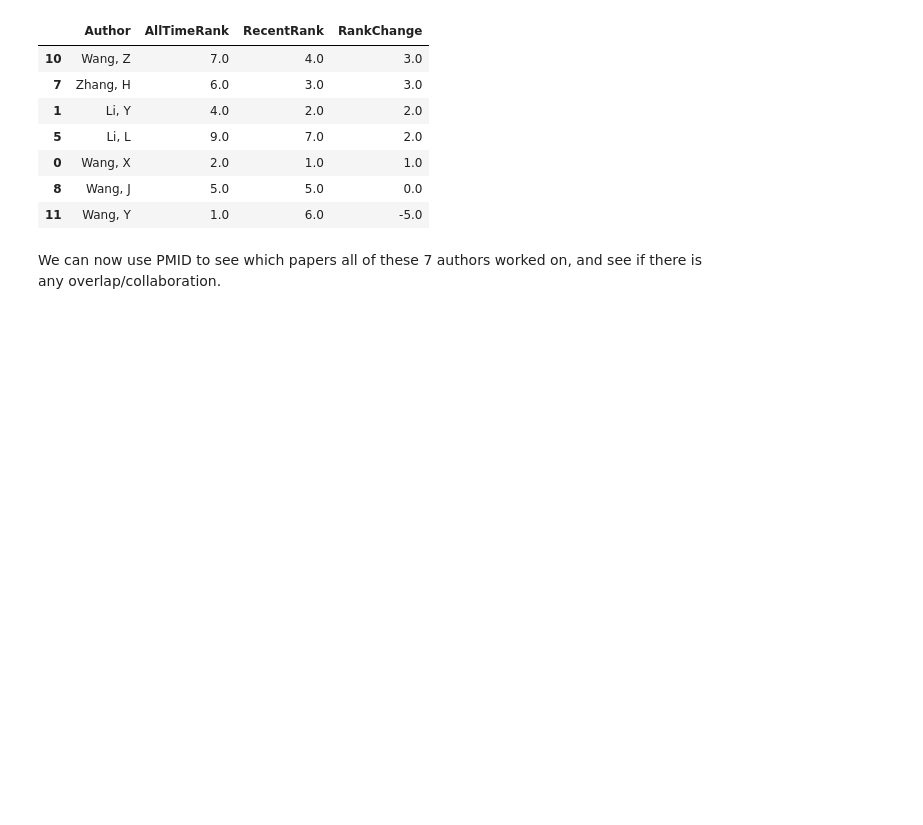
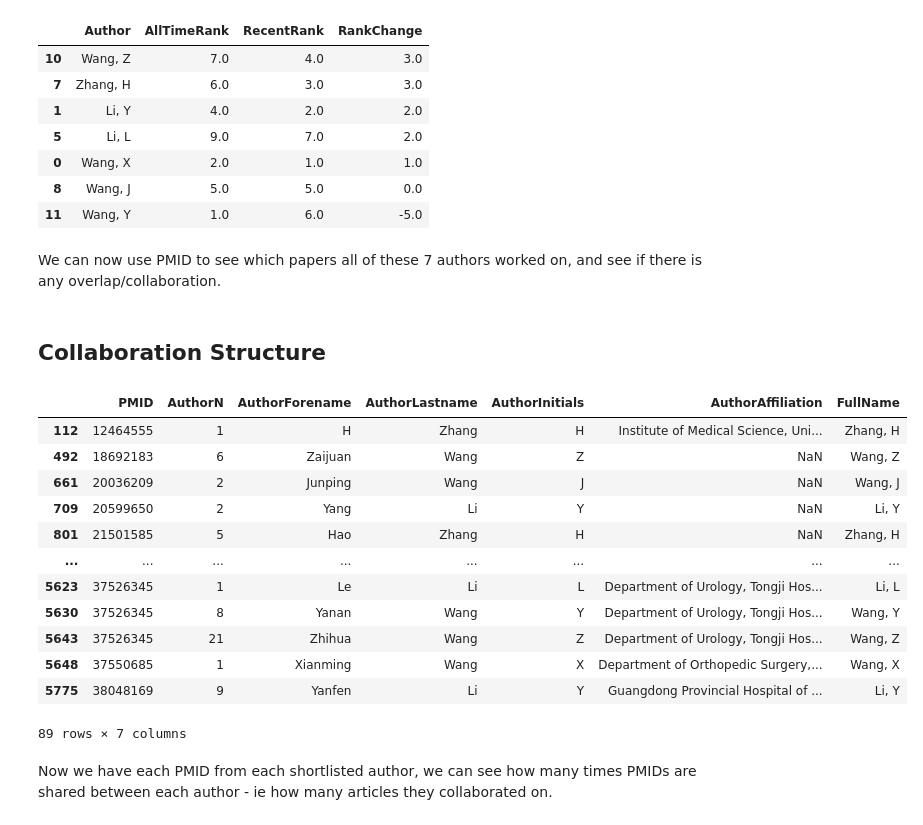
Before and after one commit to LillWawrence/consulting_skills_exam, a Jupyter notebook: will.ipynb, the cells around one changed output. Saved outputs shown, nothing was run; the diff lists cells and outputs as text; code cells hidden in the pictures; blank space fills up the shorter version.

```diff
--- a/will.ipynb
+++ b/will.ipynb
@@ -285,3 +285,28 @@ improved_authors
 | 11 | Wang, Y | 1.0 | 6.0 | -5.0 |
 # %% [markdown]
 We can now use PMID to see which papers all of these 7 authors worked on, and see if there is any overlap/collaboration.
+# %% [markdown]
+## Collaboration Structure
+# %%
+# using shortlisted author names to filter to authors dataframe
+# matching 'Author' in shortlisted_authors to 'FullName' in authors to get their affiliations
+author_pmids = authors[authors['FullName'].isin(shortlisted_authors['Author'])]
+author_pmids
+
+# now we have the PMIDs and affiliations for these authors
+# %% [output]
+|  | PMID | AuthorN | AuthorForename | AuthorLastname | AuthorInitials | AuthorAffiliation | FullName |
+| 112 | 12464555 | 1 | H | Zhang | H | Institute of Medical Science, Uni... | Zhang, H |
+| 492 | 18692183 | 6 | Zaijuan | Wang | Z | NaN | Wang, Z |
+| 661 | 20036209 | 2 | Junping | Wang | J | NaN | Wang, J |
+| 709 | 20599650 | 2 | Yang | Li | Y | NaN | Li, Y |
+| 801 | 21501585 | 5 | Hao | Zhang | H | NaN | Zhang, H |
+| ... | ... | ... | ... | ... | ... | ... | ... |
+| 5623 | 37526345 | 1 | Le | Li | L | Department of Urology, Tongji Hos... | Li, L |
+| 5630 | 37526345 | 8 | Yanan | Wang | Y | Department of Urology, Tongji Hos... | Wang, Y |
+| 5643 | 37526345 | 21 | Zhihua | Wang | Z | Department of Urology, Tongji Hos... | Wang, Z |
+| 5648 | 37550685 | 1 | Xianming | Wang | X | Department of Orthopedic Surgery,... | Wang, X |
+| 5775 | 38048169 | 9 | Yanfen | Li | Y | Guangdong Provincial Hospital of ... | Li, Y |
+89 rows × 7 columns
+# %% [markdown]
+Now we have each PMID from each shortlisted author, we can see how many times PMIDs are shared between each author - ie how many articles they collaborated on.
```
Also changed, not shown: parts of 5 cells of this notebook.
